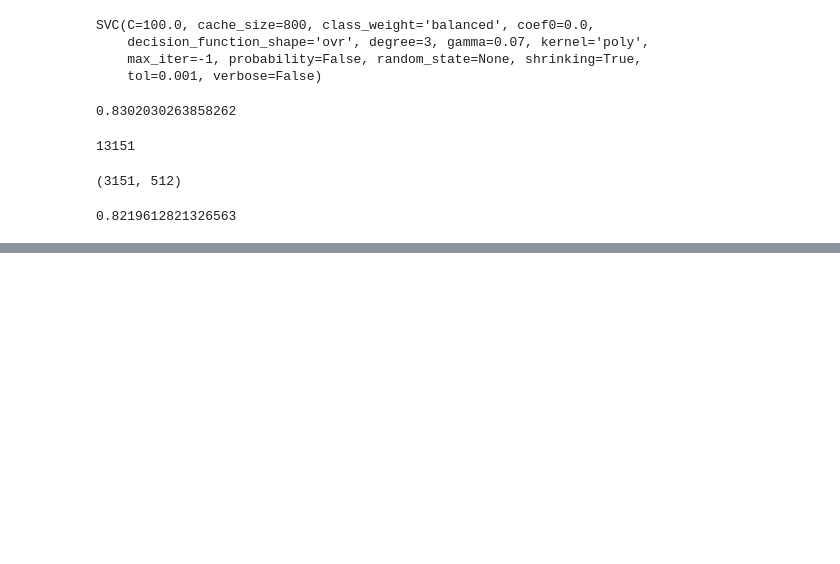
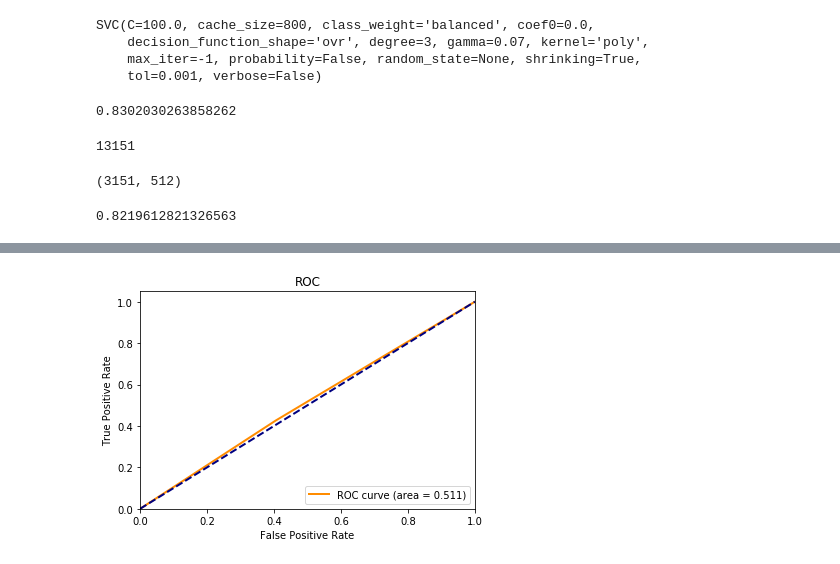
Before and after one commit to WaretleR/EngagementInClass, a Jupyter notebook: Prototype.ipynb, the cells around one changed output, grey strips where cells are left out. Drawn from its saved outputs; the diff is of its cells as text; code cells hidden in the pictures; blank space fills up the shorter version.

```diff
--- a/Prototype.ipynb
+++ b/Prototype.ipynb
@@ -1276,7 +1271,7 @@ from datetime import timedelta
 from datetime import datetime
 import pickle
 # %%
-srcVideoDir = '1'
+srcVideoDir = '3'
 framesDir = os.path.join('frames', srcVideoDir)
 videosDir = os.path.join('videos', srcVideoDir)
 facesDir = os.path.join('faces', srcVideoDir)
@@ -1519,11 +1519,13 @@ def getEngageTime(face, faces, engageTime):
             resultList = [f[2:]]
             coordsForGroup = f[:2]
     filteredList = []
-    for r in resultList:
-        if r[1] - r[0] < 27000:
-            filteredList.append(r)
-    for e in engageTime:
-        filteredList.append([*e, 1.0])
+    if dist < 50:
+        for r in resultList:
+            if r[1] - r[0] < 27000:
+                filteredList.append(r)
+        for e in engageTime:
+            filteredList.append([*e, 1.0])
+
     #возвращаются метки в порядке приоритета
     return filteredList, coordsForGroup
 # %%
@@ -1791,14 +1797,35 @@ print(len(X), len(Y), len(G))
+# %%
+def plotROCAUC(aucList, fprList, tprList):
+    plt.figure()
+    lw = 2
+    plt.plot(sum(fprList) / len(fprList), sum(tprList) / len(tprList), color='darkorange',
+             lw=lw, label='ROC curve (area = %0.3f)' % (sum(aucList) / len(aucList)))
+    plt.plot([0, 1], [0, 1], color='navy', lw=lw, linestyle='--')
+    plt.xlim([0.0, 1.0])
+    plt.ylim([0.0, 1.05])
+    plt.xlabel('False Positive Rate')
+    plt.ylabel('True Positive Rate')
+    plt.title('ROC')
+    plt.legend(loc="lower right")
+    plt.show()
 # %%
 from sklearn.model_selection import GroupKFold
 
 logRegScores = []
+auclogRegScores = []
+fprlogReg = []
+tprlogReg = []
 
-gkf = GroupKFold(n_splits = 5)
+gkf = GroupKFold(n_splits = 6)
 for train_index, test_index in gkf.split(X, Y, groups = G):
     X_train, X_test = np.array(X)[train_index], np.array(X)[test_index]
     Y_train, Y_test = np.array(Y)[train_index], np.array(Y)[test_index]
-    logReg = LogisticRegression(C = 1000).fit(X_train, Y_train)
+    logReg = LogisticRegression(C = 10, class_weight = 'balanced').fit(X_train, Y_train)
     logRegScores.append(logReg.score(X_test, Y_test))
+    fpr_t, tpr_t, _ = roc_curve(Y_test, logReg.predict(X_test))
+    auclogRegScores.append(auc(fpr_t, tpr_t))
+    fprlogReg.append(fpr_t)
+    tprlogReg.append(tpr_t)
 # %%
 print(logRegScores)
 # %% [output]
@@ -1810,2 +1837,6 @@ print(sum(logRegScores) / len(logRegScores))
+# %%
+plotROCAUC(auclogRegScores, fprlogReg, tprlogReg)
+# %% [output]
+[figure, added]
 # %%
 svmScores = []
```
Also changed, not shown: parts of 24 cells of this notebook.
